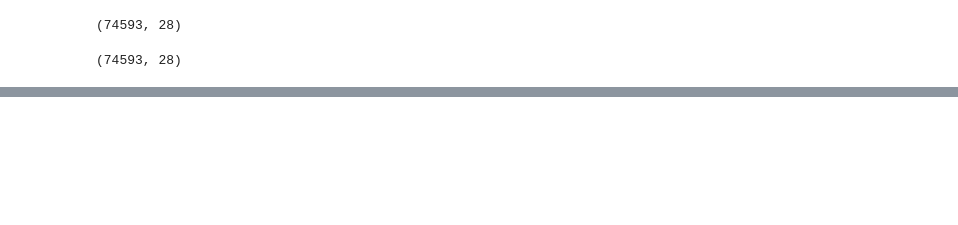
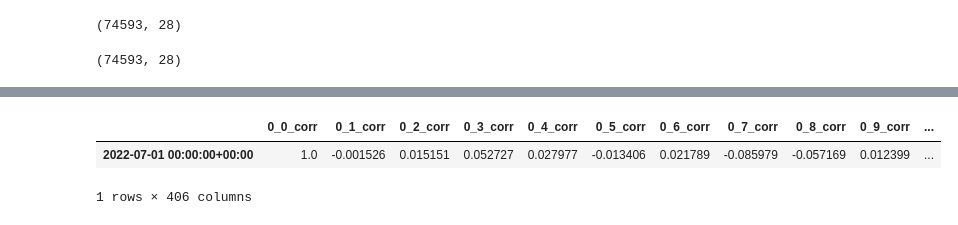
Before and after one commit to alexcolls/rex-ai, a Jupyter notebook: notebooks/marti/risk_management.ipynb, the cells around one changed output, grey strips where cells are left out. Saved outputs shown, nothing was run; the diff lists cells and outputs as text; code cells hidden in the pictures; blank space fills up the shorter version.

Commit message:
Created correlation between pairs in risk management

```diff
--- a/notebooks/marti/risk_management.ipynb
+++ b/notebooks/marti/risk_management.ipynb
@@ -85,0 +85,4 @@ TypeError: scatter() missing 1 required positional argument: 'y'
+# %%
+pred_last = one.iloc[-120:]
+pred = df.iloc[-1:]
+display(pred_last.tail(1), pred)
@@ -85,0 +96,24 @@ TypeError: scatter() missing 1 required positional argument: 'y'
+# %%
+def pairs_correlation(df, rate=120):
+    data = pd.DataFrame([])
+    for pair in range(len(df.columns)):
+        for second_pair in range(pair, len(df.columns)):
+            data[f'{pair}_{second_pair}_corr'] = df.iloc[:,pair].rolling(120).corr(df.iloc[:,second_pair])
+    data.index = df.index
+    return data
+
+cor = pairs_correlation(pred_last)
+cor = cor.iloc[-1:]
+
+
+
+
+
+# data = pd.DataFrame([])
+# for sym in SYMBOLS:
+# %%
+cor
+# %% [output]
+|  | 0_0_corr | 0_1_corr | 0_2_corr | 0_3_corr | 0_4_corr | 0_5_corr | 0_6_corr | 0_7_corr | 0_8_corr | 0_9_corr | ... |
+| 2022-07-01 00:00:00+00:00 | 1.0 | -0.001526 | 0.015151 | 0.052727 | 0.027977 | -0.013406 | 0.021789 | -0.085979 | -0.057169 | 0.012399 | ... |
+1 rows × 406 columns
```
Also changed, not shown: parts of 8 cells of this notebook.
